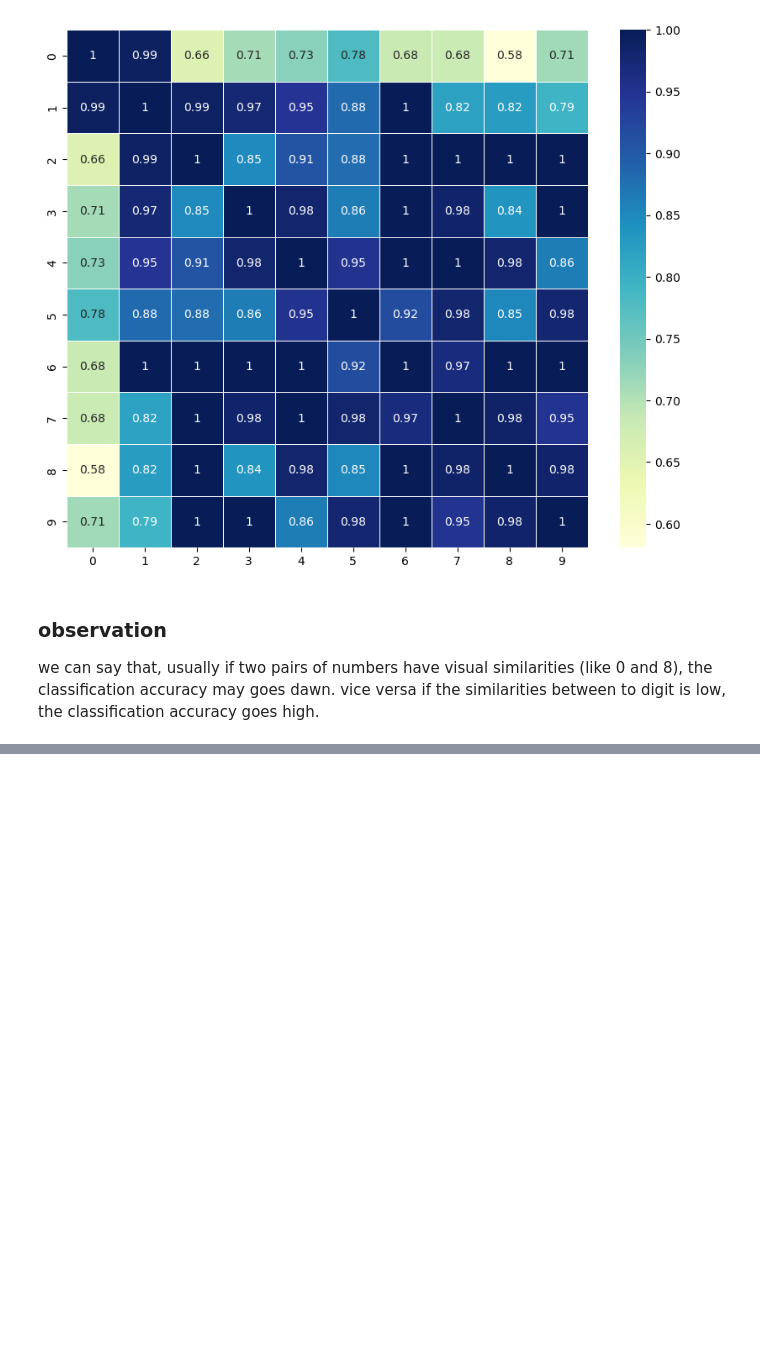
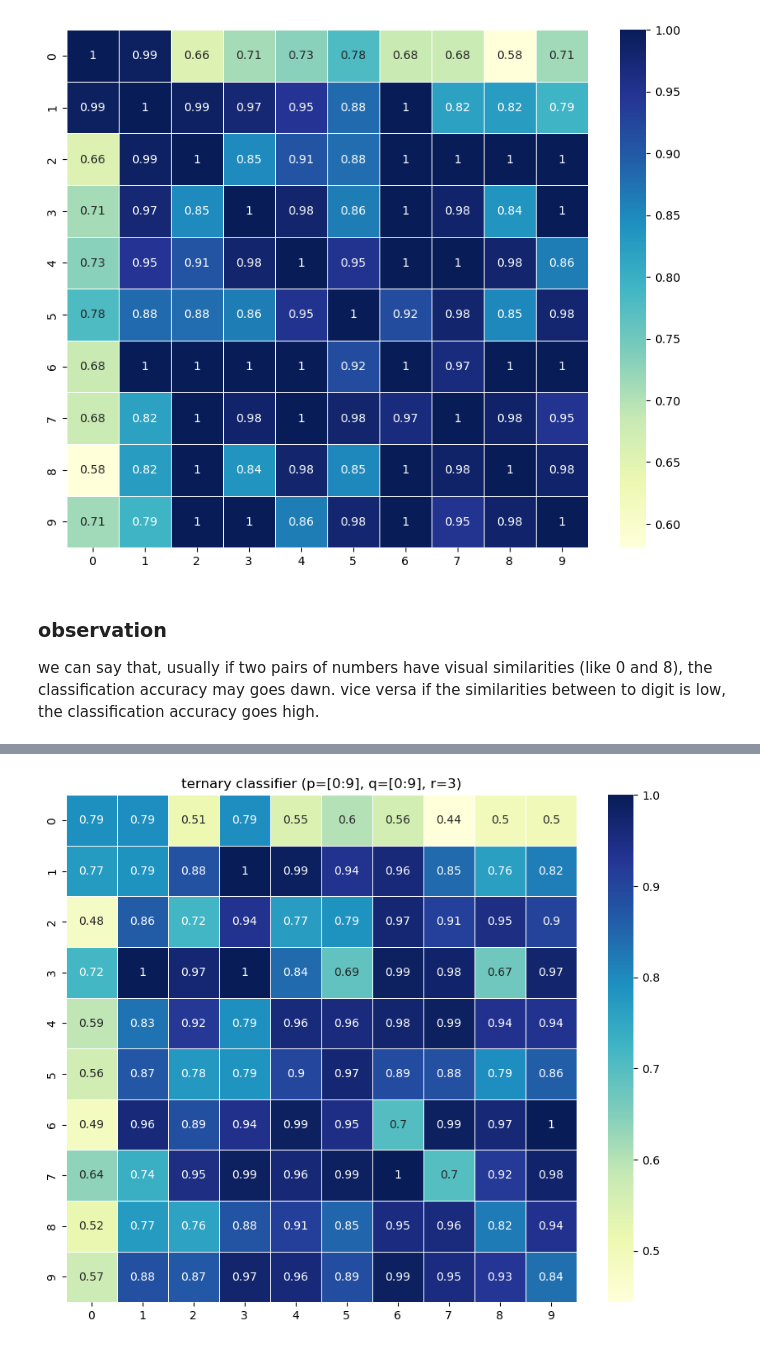
Before and after one commit to Rezashatery/Classification-of-MNIST-Digits-with-SVD-Decomposition, a Jupyter notebook: # Classification of MNIST Digits with SVD Decomposition..ipynb, the cells around one changed output, grey strips where cells are left out. Drawn from its saved outputs; the diff is of its cells as text; code cells hidden in the pictures; blank space fills up the shorter version.

Commit message:
Ternary (3-digit) Classification

```diff
--- a/# Classification of MNIST Digits with SVD Decomposition..ipynb
+++ b/# Classification of MNIST Digits with SVD Decomposition..ipynb
@@ -102,0 +106,83 @@ we can say that, usually if two pairs of numbers have visual similarities (like
+# %%
+import numpy as np
+import scipy
+import random
+import sklearn
+import scipy.io
+import matplotlib.pyplot as plt
+
+# Load the data
+data = scipy.io.loadmat('MNIST.mat')
+
+X = data['X']
+I = data['I']
+
+res_table = np.zeros((10,10))
+
+r = 3
+for p in range(10):
+    for q in range(10):
+        digits = [p,q,r]
+
+        # Extract the subdataset of X that contains numbers equal to digits list
+        idx = list()
+        for n in digits:
+            tmp = np.argwhere(I == n)
+            idx = idx + list(tmp[:, 1])
+
+
+        # Separate training and test
+        train_rate = 0.8
+        train_pop = int(train_rate*len(idx))
+
+        random.shuffle(idx)
+        X_train = X[:, idx[:train_pop]]
+        X_test  = X[:, idx[train_pop:]]
+
+        I_train = I[:, idx[:train_pop]]
+        I_test  = I[:, idx[train_pop:]]
+
+
+        # Create the matrices X0, X1, X2
+        U = list()
+        for n in digits:
+            tmp = np.argwhere(I_train == n)
+            idx = list(tmp[:, 1])
+            X_splited = X_train[:, idx]
+
+            # Compute the SVD decomposition of X0 and X1
+            u, _, _ = scipy.linalg.svd(X_splited, full_matrices=False)
+            U.append(u)
+
+
+        # Take a new, unknown digit for the test set.
+        n_true = 0
+        for i in range(len(I_test[0, :])):
+            y = X_test[:, i]
+
+            # Compute the projections of y into the two spaces
+            distance = list()
+            for n in range(len(digits)):
+                y_orthogonal = U[n] @ (np.transpose(U[n]) @ y)
+
+                # Compute the distances
+                distance.append(np.linalg.norm((y-y_orthogonal), ord=2))
+
+            # Assign to the predicted class
+            idx = np.argwhere(distance == np.min(distance))
+            I_predict = digits[idx[0, 0]]
+
+            if I_test[0, i] == I_predict:
+                n_true += 1
+
+            # Print out
+            # print('Classification Accuracy: ', (1.00*n_true)/(len(I_test[0])))
+            res_table[p,q] = (1.00*n_true)/(len(I_test[0]))
+
+# plotting the heatmap of the result
+plt.figure(figsize=(10,8))
+sn.heatmap(res_table, linewidths=.5, annot=True, cmap="YlGnBu")
+plt.title(f'ternary classifier (p=[0:9], q=[0:9], r={r})')
+plt.show()
+# %% [output]
+[figure, added]
```
Also changed, not shown: parts of 2 cells of this notebook.
